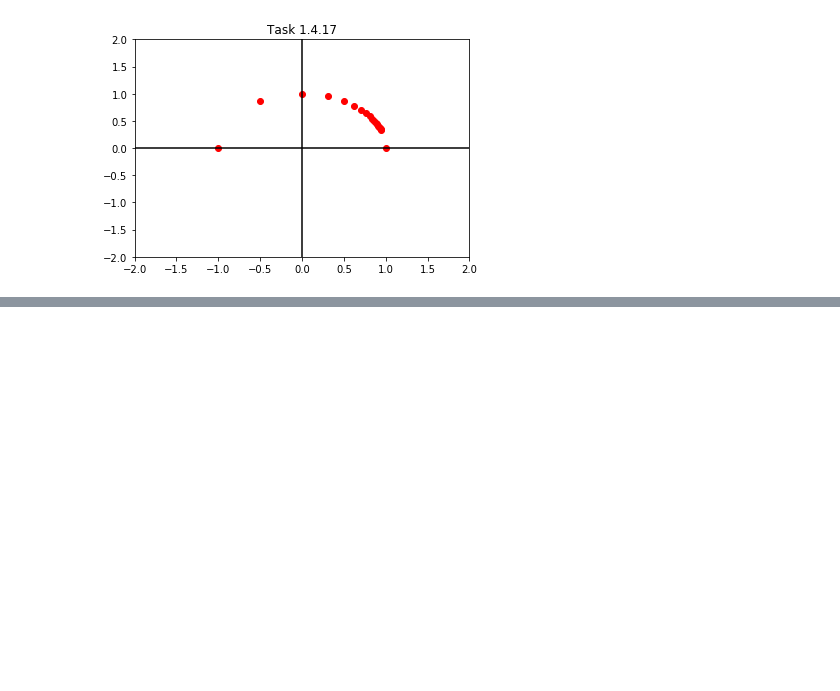
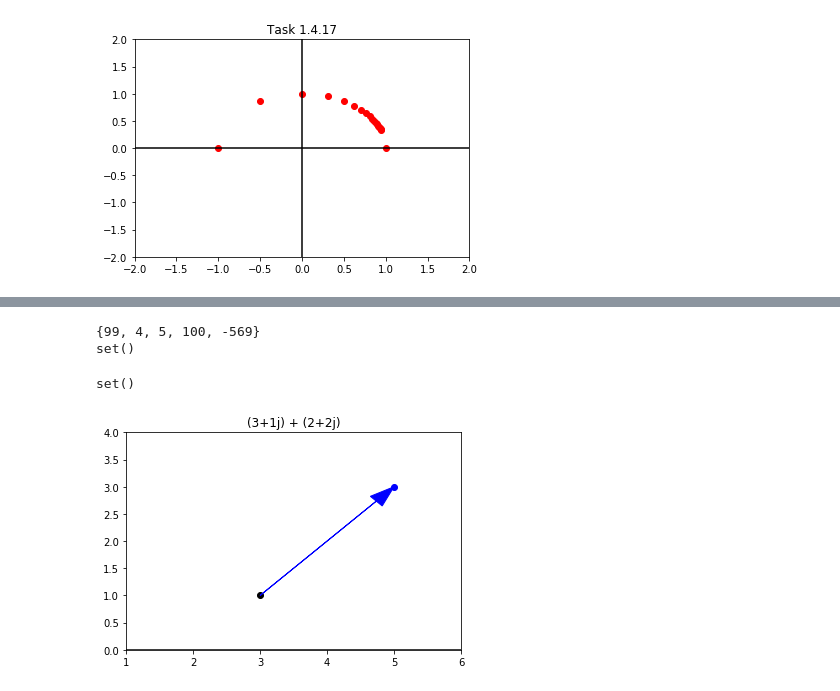
Before and after one commit to gkarp/coding_the_matrix, a Jupyter notebook: chapter1.ipynb, the cells around one changed output, grey strips where cells are left out. Cells and saved outputs as stored; diff of their text form; code cells hidden in the pictures; blank space fills up the shorter version.

```diff
--- a/chapter1.ipynb
+++ b/chapter1.ipynb
@@ -310,0 +522,18 @@ plt.show()
+# %%
+# Problem 1.7.8
+"""
+input: list of sets
+output: the union of all sets in L
+"""
+def myUnion(L):
+    current = set()
+    for a_set in L:
+        current.update(a_set)
+    return current
+test_list_178a = [{4, 5}, {4}, {99, 100, -569}]
+test_list_178b = [{}, {}]
+print(myUnion(test_list_178a))
+print(myUnion(test_list_178b))
+# %% [output]
+{99, 4, 5, 100, -569}
+set()
@@ -310,0 +548,50 @@ plt.show()
+# %%
+set()|set()
+# %% [output]
+set()
+# %%
+# Problem 1.7.10
+# The sum of two complex numbers
+"""
+Creating a function to make the plots
+"""
+def plot_complex_add(z0, z1):
+    """
+    args: two complex numbers
+    output: a plot depicting arrows depicting the addition of the two numbers
+    """
+    # z0
+    plt.axhline(color="black")
+
+    #draw the axis lines
+    plt.vlines(0, -100, 100)
+    plt.scatter(z0.real, z0.imag, color="black")
+
+    #z1
+    plt.arrow(z0.real, z0.imag, z1.real, z1.imag, color="blue", head_width=0.25,
+              length_includes_head=True)
+
+    #sum of the addition
+    plt.scatter(z0.real + z1.real, z0.imag + z1.imag, color="blue")
+
+    # define the  plot boundaries
+    min_x = min(z0.real, z1.real, (z0.real + z1.real)) - 1
+    max_x = max(z0.real, z1.real, (z0.real + z1.real)) + 1
+    min_y = min(z0.imag, z1.imag, (z0.imag + z1.imag)) - 1
+    max_y = max(z0.imag, z1.imag, (z0.imag + z1.imag)) + 1
+
+    plt.xlim([min_x, max_x])
+    plt.ylim([min_y, max_y])
+
+
+    plt.title(str(z0) + " + " + str(z1))
+    plt.show()
+# %%
+# Problem 1.7.10a
+# Sum of (3 + 1i) + (2 + 2i)
+z0 = 3 + 1j
+z1 = 2 + 2j
+
+plot_complex_add(z0, z1)
+# %% [output]
+[figure, added]
```
Also changed, not shown: parts of 43 cells of this notebook.
